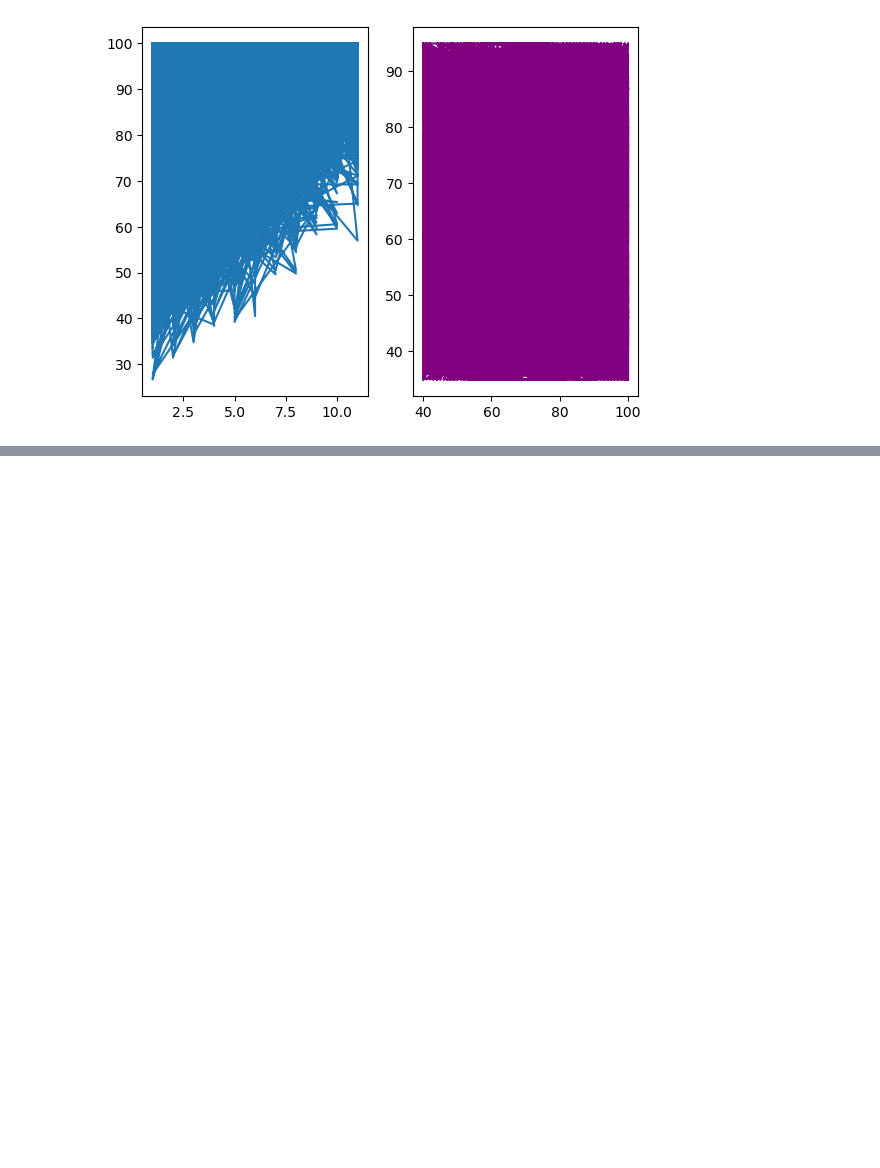
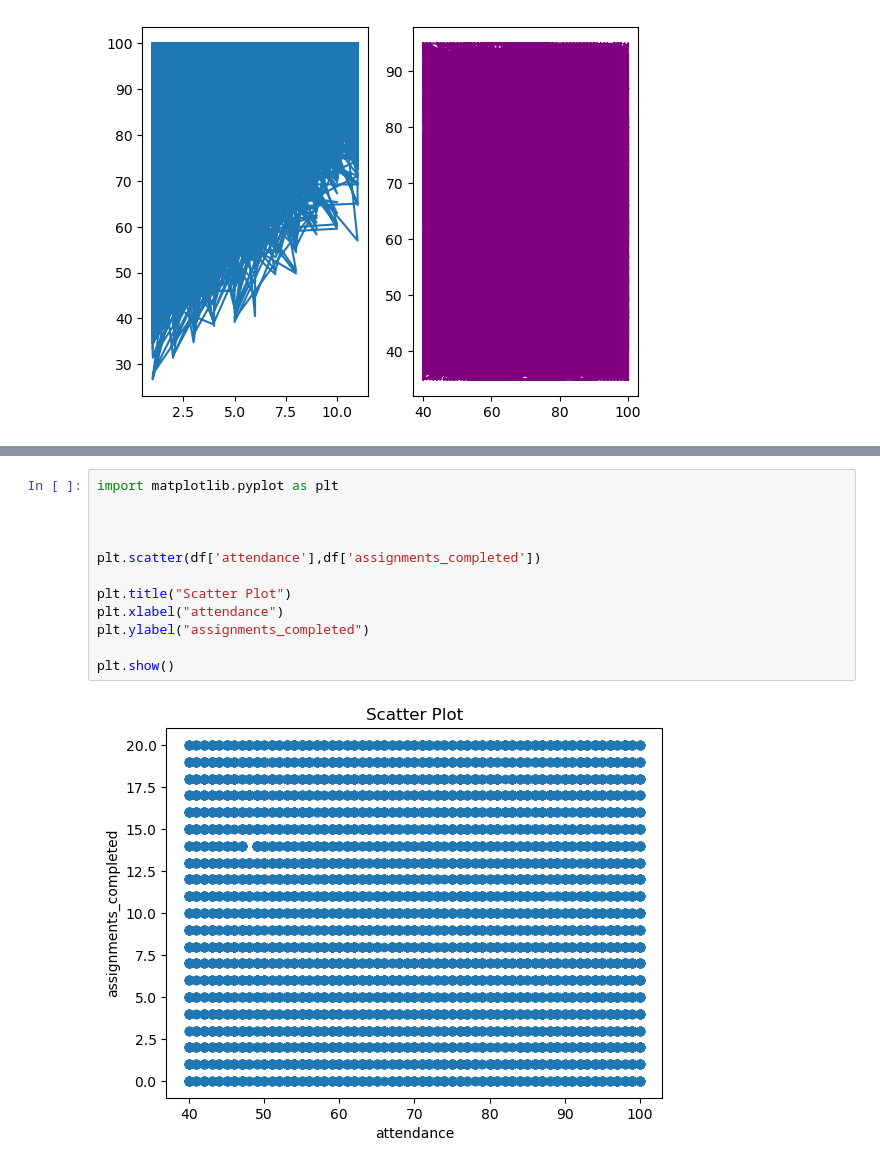
Before and after one commit to Thaniya3131/Data-Science, a Jupyter notebook: matplotlib.ipynb, the cells around one changed output, grey strips where cells are left out. Drawn from its saved outputs; the diff is of its cells as text; blank space fills up the shorter version.

```diff
--- a/matplotlib.ipynb
+++ b/matplotlib.ipynb
@@ -236,0 +255,14 @@ plt.show()
+# %%
+import matplotlib.pyplot as plt
+
+
+
+plt.scatter(df['attendance'],df['assignments_completed'])
+
+plt.title("Scatter Plot")
+plt.xlabel("attendance")
+plt.ylabel("assignments_completed")
+
+plt.show()
+# %% [output]
+[figure, added]
```
Also changed, not shown: parts of 7 cells of this notebook.
